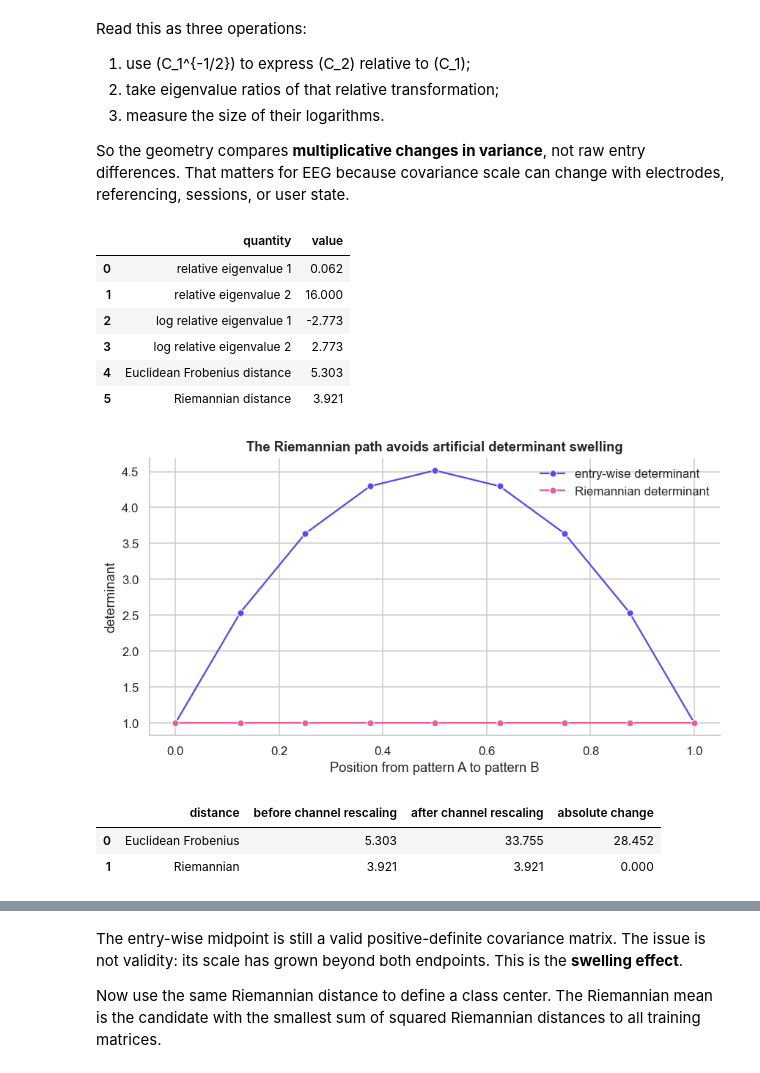
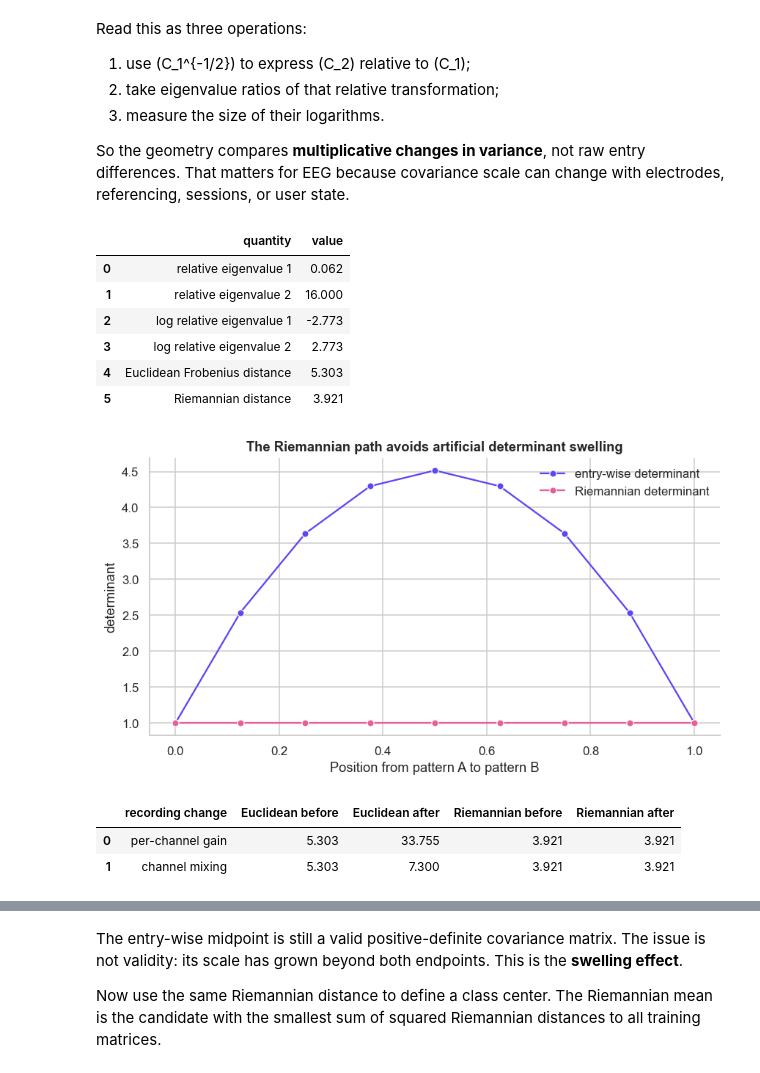
Before and after one commit to Itamar-Avitan/curved-spaces-brain-signals, a Jupyter notebook: notebooks/01_riemannian_eeg_motor_imagery.ipynb, the cells around one changed output, grey strips where cells are left out. Cells and saved outputs as stored; diff of their text form; code cells hidden in the pictures.

```diff
--- a/notebooks/01_riemannian_eeg_motor_imagery.ipynb
+++ b/notebooks/01_riemannian_eeg_motor_imagery.ipynb
@@ -306,7 +306,7 @@ So the geometry compares **multiplicative changes in variance**, not raw
 entry differences. That matters for EEG because covariance scale can
 change with electrodes, referencing, sessions, or user state.
 # %%
-# Purpose: Break down the Riemannian distance and test channel-rescaling invariance.
+# Purpose: Break down the Riemannian distance and show it survives any invertible mixing of the channels.
 
 def matrix_inverse_sqrt(matrix):
     eigenvalues, eigenvectors = np.linalg.eigh(matrix)
@@ -363,64 +363,78 @@ sns.lineplot(
     ),
     x="path position",
     y="determinant",
     hue="path",
     marker="o",
     ax=axis,
 )
 axis.set(
     xlabel="Position from pattern A to pattern B",
     ylabel="determinant",
     title="The Riemannian path avoids artificial determinant swelling",
 )
 axis.legend(frameon=False)
 fig.tight_layout()
 plt.show()
 
-channel_gain = np.diag([3.0, 0.4])
-rescaled_a = channel_gain @ toy_a @ channel_gain.T
-rescaled_b = channel_gain @ toy_b @ channel_gain.T
-invariance_check = pd.DataFrame(
-    {
-        "distance": ["Euclidean Frobenius", "Riemannian"],
-        "before channel rescaling": [
-            np.linalg.norm(toy_a - toy_b, ord="fro"),
-            distance_riemann(toy_a, toy_b),
-        ],
-        "after channel rescaling": [
-            np.linalg.norm(rescaled_a - rescaled_b, ord="fro"),
-            distance_riemann(rescaled_a, rescaled_b),
-        ],
-    }
-)
-invariance_check["absolute change"] = (
-    invariance_check["after channel rescaling"]
-    - invariance_check["before channel rescaling"]
-).abs()
+# Two kinds of recording change. Both are congruences C -> W C W^T;
+# only the second one is what actually happens to EEG.
+channel_gain = np.diag([3.0, 0.4])            # per-channel gain only
+volume_conduction = np.array([[1.2, 0.7],     # a full, invertible mix
+                              [-0.4, 0.9]])
+
+def congruence(mixing, matrix):
+    return mixing @ matrix @ mixing.T
+
+rows = []
+for label, mixing in [
+    ("per-channel gain", channel_gain),
+    ("channel mixing", volume_conduction),
+]:
+    mixed_a = congruence(mixing, toy_a)
+    mixed_b = congruence(mixing, toy_b)
+    rows.append({
+        "recording change": label,
+        "Euclidean before": np.linalg.norm(toy_a - toy_b, ord="fro"),
+        "Euclidean after": np.linalg.norm(mixed_a - mixed_b, ord="fro"),
+        "Riemannian before": distance_riemann(toy_a, toy_b),
+        "Riemannian after": distance_riemann(mixed_a, mixed_b),
+    })
+
+invariance_check = pd.DataFrame(rows)
 display(invariance_check.style.format({
-    "before channel rescaling": "{:.3f}",
-    "after channel rescaling": "{:.3f}",
-    "absolute change": "{:.3f}",
+    "Euclidean before": "{:.3f}",
+    "Euclidean after": "{:.3f}",
+    "Riemannian before": "{:.3f}",
+    "Riemannian after": "{:.3f}",
 }))
 display(Markdown(
-    "> **Math takeaway:** the Riemannian distance is unchanged by this "
-    "invertible channel rescaling, while the raw Euclidean matrix "
-    "distance changes substantially. This is one reason the geometry "
-    "is better matched to covariance matrices."
+    "> **Math takeaway:** the Riemannian distance is unchanged by "
+    "*any* invertible mixing of the channels, not just by rescaling "
+    "them one at a time. That matters because the mixing case is the "
+    "realistic one: volume conduction through the skull, a change of "
+    "reference montage, and a different electrode montage all mix "
+    "channels into each other. The Euclidean distance moves under "
+    "both. This single property is the main reason the geometry suits "
+    "EEG covariance matrices."
 ))
 
-assert np.isclose(
-    distance_riemann(toy_a, toy_b),
-    distance_riemann(rescaled_a, rescaled_b),
-)
+# Invariance holds for every invertible mixing, so assert it on both.
+for mixing in (channel_gain, volume_conduction):
+    assert np.isclose(
+        distance_riemann(toy_a, toy_b),
+        distance_riemann(
+            congruence(mixing, toy_a), congruence(mixing, toy_b)
+        ),
+    )
 # %% [output]
 |  | quantity | value |
 | 0 | relative eigenvalue 1 | 0.062 |
 | 1 | relative eigenvalue 2 | 16.000 |
 | 2 | log relative eigenvalue 1 | -2.773 |
 | 3 | log relative eigenvalue 2 | 2.773 |
 | 4 | Euclidean Frobenius distance | 5.303 |
 | 5 | Riemannian distance | 3.921 |
 [figure]
-|  | distance | before channel rescaling | after channel rescaling | absolute change |
-| 0 | Euclidean Frobenius | 5.303 | 33.755 | 28.452 |
-| 1 | Riemannian | 3.921 | 3.921 | 0.000 |
+|  | recording change | Euclidean before | Euclidean after | Riemannian before | Riemannian after |
+| 0 | per-channel gain | 5.303 | 33.755 | 3.921 | 3.921 |
+| 1 | channel mixing | 5.303 | 7.300 | 3.921 | 3.921 |
```
Also changed, not shown: parts of 1 cell of this notebook, 11 other files.
